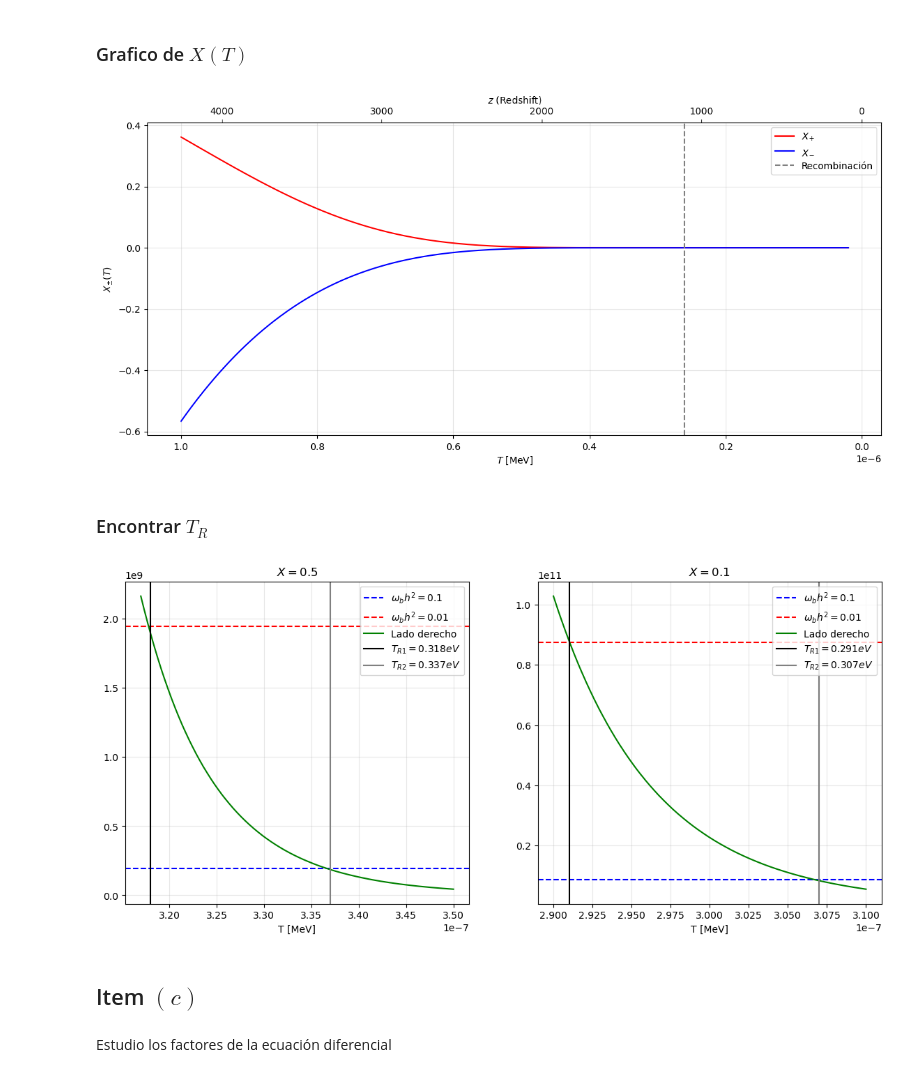
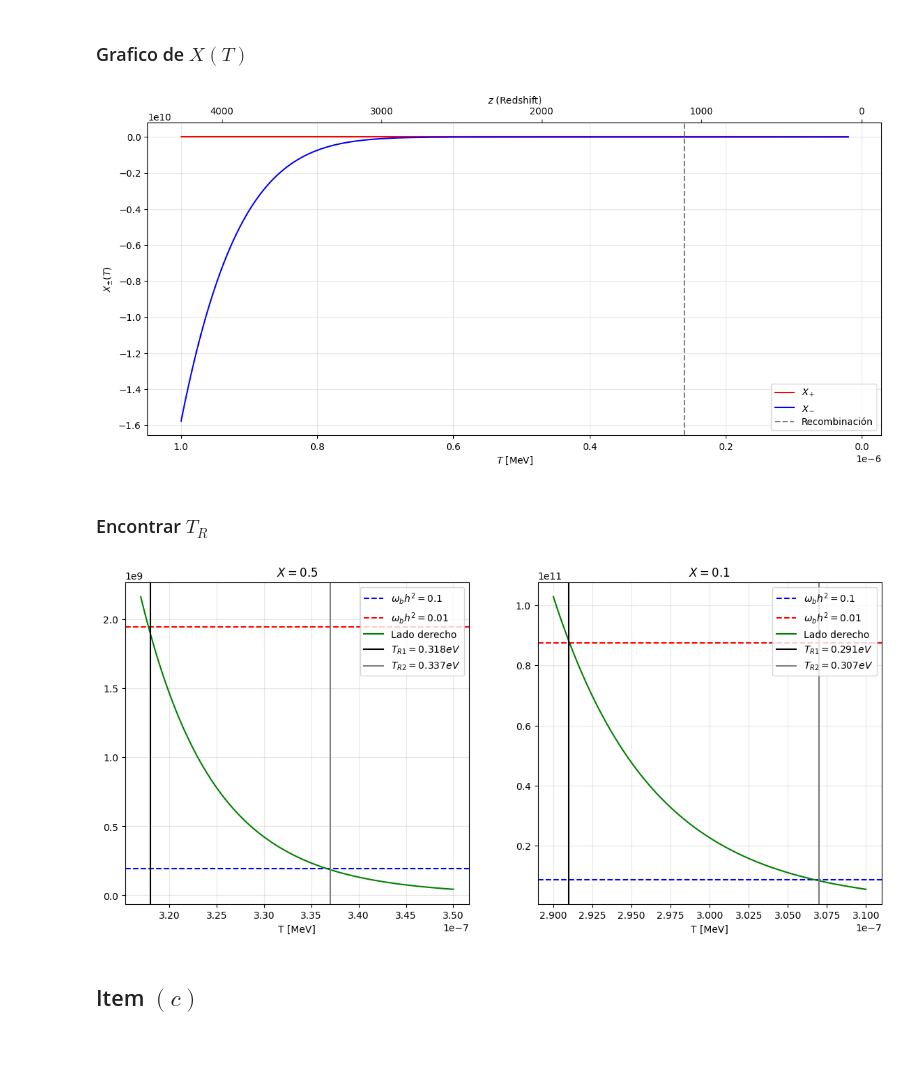
Before and after one commit to TomasMastantuono/Cosmologia, a Jupyter notebook: Numericos/Guia 5/P1-5.ipynb, the cells around one changed output. Saved outputs shown, nothing was run; the diff lists cells and outputs as text; code cells hidden in the pictures; blank space fills up the shorter version.

```diff
--- a/Numericos/Guia 5/P1-5.ipynb
+++ b/Numericos/Guia 5/P1-5.ipynb
@@ -23,36 +23,36 @@ H1 = np.sqrt(H0**2 * OB * (B/T0)**3)
 # %% [markdown]
 ### Grafico de $X(T)$
 # %%
-eta_b = lambda T: 2.68E-8 * OB * (T / T0)**3
+eta_b = lambda T: 2.68E-8 * OB #* (T / T0)**3
 a = lambda T: 3.84 * eta_b(T) * (T/ME)**(3/2) * np.exp(B/T)
 X_p = lambda T: (-1 + np.sqrt(1 + (4*a(T)))) / (2 * a(T))
 X_m = lambda T: (-1 - np.sqrt(1 + (4*a(T)))) / (2 * a(T))
 T_R = 2.6E-7 #MeV
 
 T = np.linspace(1E-8, 1E-6, 1_000) #MeV
 
 def T2z(T):
     return T/T0 - 1
 
 def z2T(z):
     return T0 * (1 + z)
 
 fig, ax = plt.subplots(figsize = (14, 6))
 
 ax.plot(T, X_p(T), color = 'red', label = r'$X_{+}$')
 ax.plot(T, X_m(T), color = 'blue', label = r'$X_{-}$')
 ax.axvline(T_R, linestyle = '--', color = 'gray', label = 'Recombinación')
 
 secax = ax.secondary_xaxis('top', functions = (T2z, z2T))
 secax.set_xlabel(r'$z$ (Redshift)')
 
 ax.set(ylabel = r'$X_{\pm}(T)$', xlabel = r'$T$ [MeV]')
 ax.xaxis.set_inverted(True)
 ax.grid(alpha = .3), ax.legend()
 
 fig.savefig('Xpm.png', bbox_inches = 'tight')
 # %% [output]
-[figure, old version]
+[figure, new version]
 # %% [markdown]
 ### Encontrar $T_R$
 # %%
@@ -103,8 +103,6 @@ axs[1].legend(loc = 'upper right')
 
 fig.savefig('estimacion-recombinacion.png', bbox_inches = 'tight')
 # %% [output]
-[figure, old version]
+[figure, new version]
 # %% [markdown]
 ## Item $(c)$
-# %% [markdown]
-Estudio los factores de la ecuación diferencial
```
Also changed, not shown: parts of 10 cells of this notebook, 4 other files.
